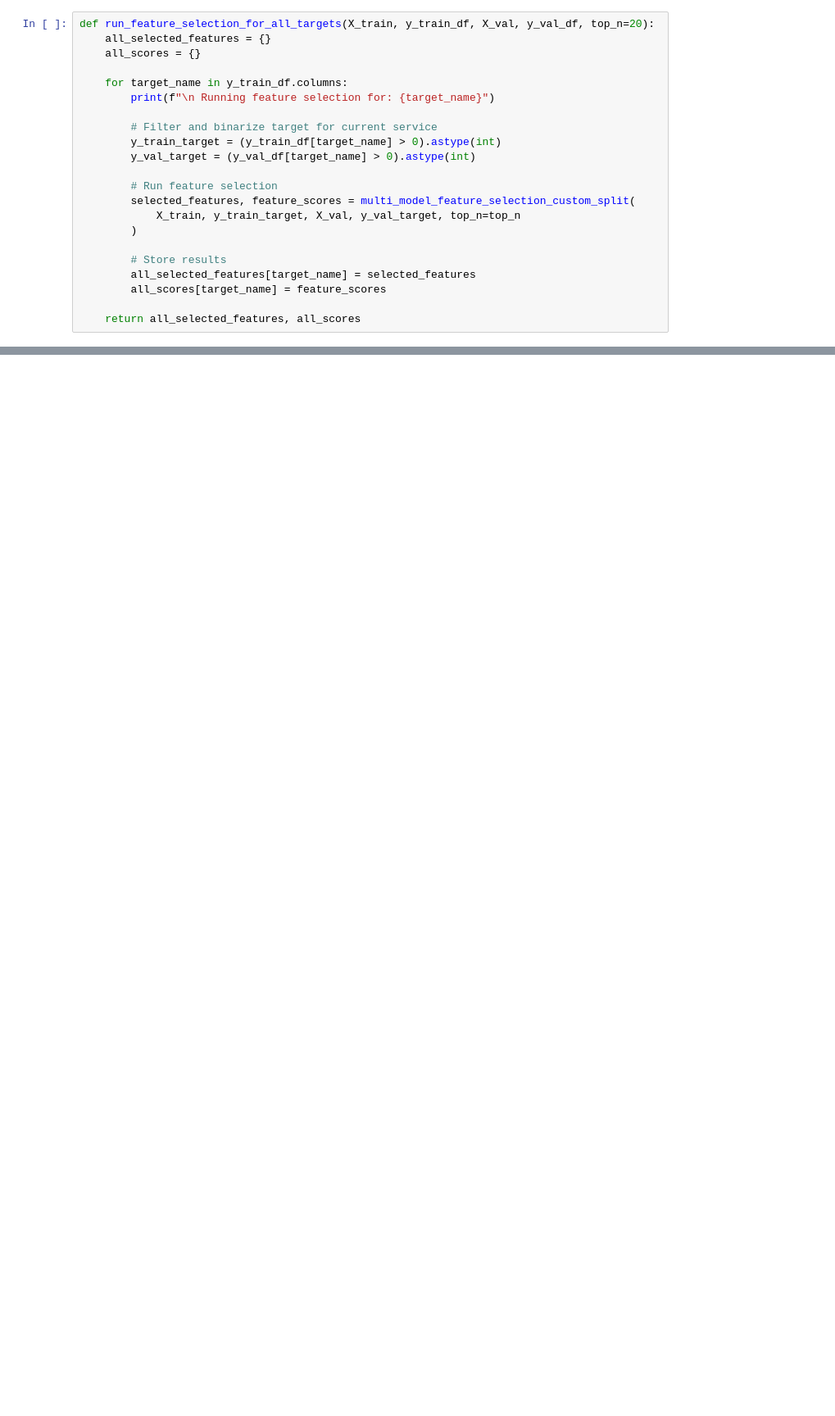
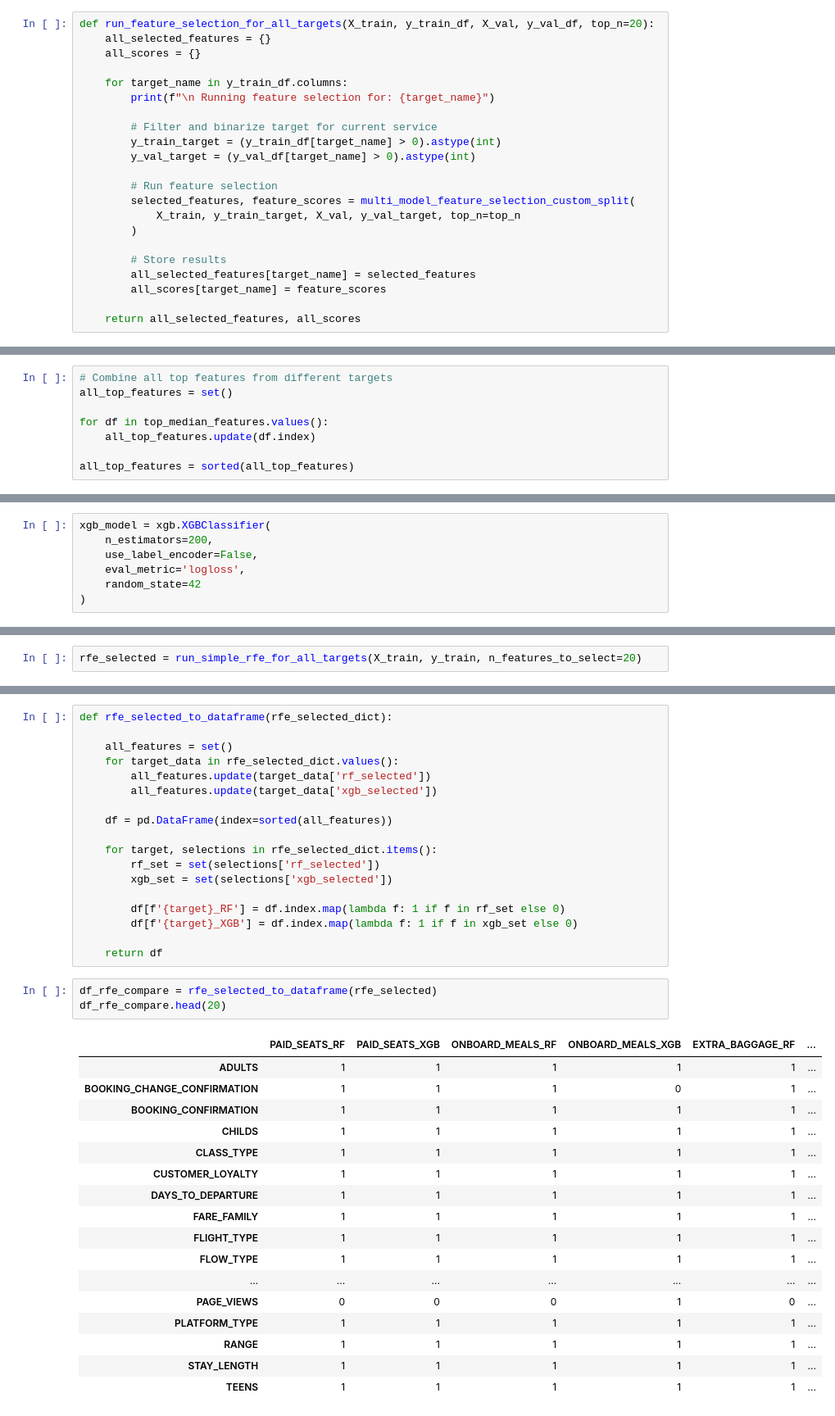
Before and after one commit to porimol/UB-LOT, a Jupyter notebook: feature_selection.ipynb, the cells around one changed output, grey strips where cells are left out. Shown at 82% size. Saved outputs shown, nothing was run; the diff lists cells and outputs as text; blank space fills up the shorter version.

```diff
--- a/feature_selection.ipynb
+++ b/feature_selection.ipynb
@@ -541,0 +729,8 @@ plot_normalized_feature_importance(feature_scores_dict)
+# %%
+# Combine all top features from different targets
+all_top_features = set()
+
+for df in top_median_features.values():
+    all_top_features.update(df.index)
+
+all_top_features = sorted(all_top_features)
@@ -541,0 +762,7 @@ plot_normalized_feature_importance(feature_scores_dict)
+# %%
+xgb_model = xgb.XGBClassifier(
+    n_estimators=200,
+    use_label_encoder=False,
+    eval_metric='logloss',
+    random_state=42
+)
@@ -541,0 +860,2 @@ plot_normalized_feature_importance(feature_scores_dict)
+# %%
+rfe_selected = run_simple_rfe_for_all_targets(X_train, y_train, n_features_to_select=20)
@@ -541,0 +946,39 @@ plot_normalized_feature_importance(feature_scores_dict)
+# %%
+def rfe_selected_to_dataframe(rfe_selected_dict):
+
+    all_features = set()
+    for target_data in rfe_selected_dict.values():
+        all_features.update(target_data['rf_selected'])
+        all_features.update(target_data['xgb_selected'])
+
+    df = pd.DataFrame(index=sorted(all_features))
+
+    for target, selections in rfe_selected_dict.items():
+        rf_set = set(selections['rf_selected'])
+        xgb_set = set(selections['xgb_selected'])
+
+        df[f'{target}_RF'] = df.index.map(lambda f: 1 if f in rf_set else 0)
+        df[f'{target}_XGB'] = df.index.map(lambda f: 1 if f in xgb_set else 0)
+
+    return df
+# %%
+df_rfe_compare = rfe_selected_to_dataframe(rfe_selected)
+df_rfe_compare.head(20)
+# %% [output]
+|  | PAID_SEATS_RF | PAID_SEATS_XGB | ONBOARD_MEALS_RF | ONBOARD_MEALS_XGB | EXTRA_BAGGAGE_RF | ... |
+| ADULTS | 1 | 1 | 1 | 1 | 1 | ... |
+| BOOKING_CHANGE_CONFIRMATION | 1 | 1 | 1 | 0 | 1 | ... |
+| BOOKING_CONFIRMATION | 1 | 1 | 1 | 1 | 1 | ... |
+| CHILDS | 1 | 1 | 1 | 1 | 1 | ... |
+| CLASS_TYPE | 1 | 1 | 1 | 1 | 1 | ... |
+| CUSTOMER_LOYALTY | 1 | 1 | 1 | 1 | 1 | ... |
+| DAYS_TO_DEPARTURE | 1 | 1 | 1 | 1 | 1 | ... |
+| FARE_FAMILY | 1 | 1 | 1 | 1 | 1 | ... |
+| FLIGHT_TYPE | 1 | 1 | 1 | 1 | 1 | ... |
+| FLOW_TYPE | 1 | 1 | 1 | 1 | 1 | ... |
+| ... | ... | ... | ... | ... | ... | ... |
+| PAGE_VIEWS | 0 | 0 | 0 | 1 | 0 | ... |
+| PLATFORM_TYPE | 1 | 1 | 1 | 1 | 1 | ... |
+| RANGE | 1 | 1 | 1 | 1 | 1 | ... |
+| STAY_LENGTH | 1 | 1 | 1 | 1 | 1 | ... |
+| TEENS | 1 | 1 | 1 | 1 | 1 | ... |
```
Also changed, not shown: parts of 31 cells of this notebook, 1 other file.
